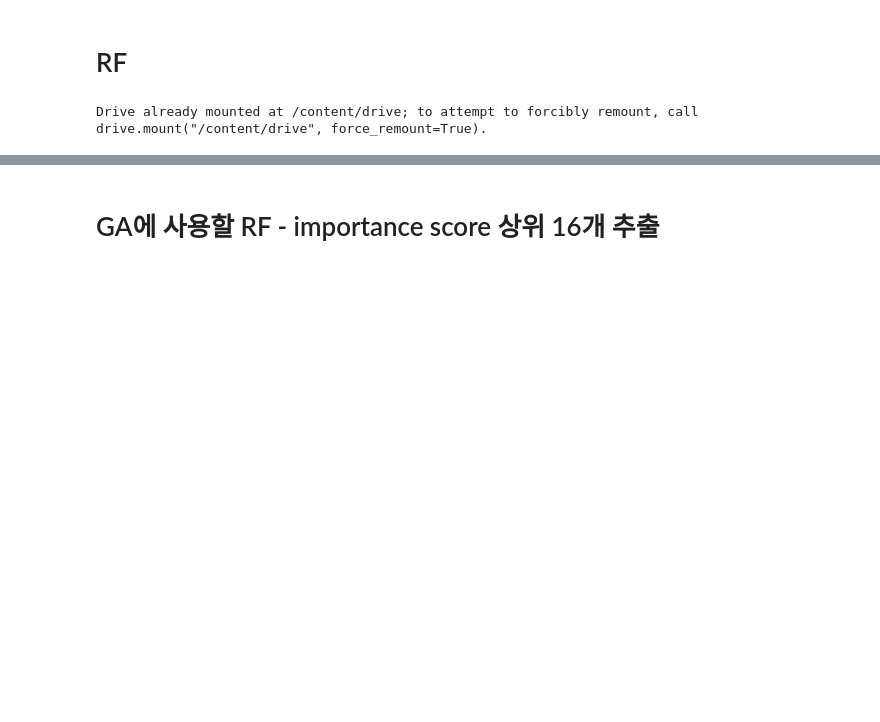
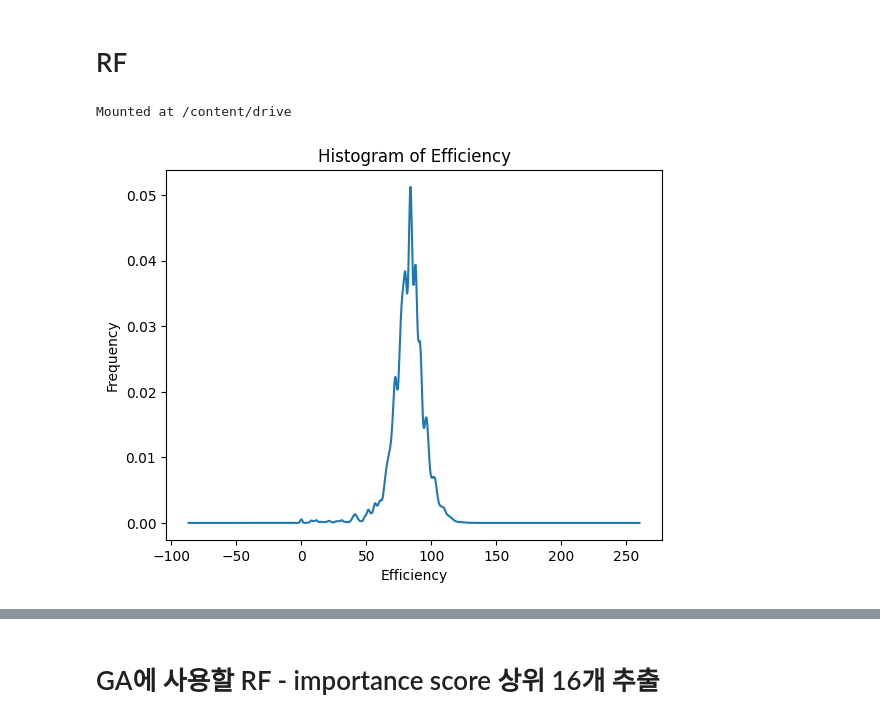
Before and after one commit to qkrjuyeol/boiler-efficiency-checker, a Jupyter notebook: AI/RF_GA_Juyeol.ipynb, the cells around one changed output, grey strips where cells are left out. Saved outputs shown, nothing was run; the diff lists cells and outputs as text; code cells hidden in the pictures; blank space fills up the shorter version.

```diff
--- a/AI/RF_GA_Juyeol.ipynb
+++ b/AI/RF_GA_Juyeol.ipynb
@@ -9,7 +9,7 @@ import pandas as pd
 import numpy as np
 import matplotlib.pyplot as plt
 import seaborn as sns
-from sklearn.preprocessing import StandardScaler, LabelEncoder
+from sklearn.preprocessing import StandardScaler, RobustScaler, PowerTransformer
 from sklearn.impute import SimpleImputer
 
 data_folder = '/content/drive/MyDrive/2months_data'
@@ -45,49 +45,58 @@ combined_data.columns=["Creation date", "load factor", "Set Pressure", "Boiler P
                       "Recirculation External Damper", "Recirculation Damper Input",
                       "Recirculation External Damper Input", "Water Supply Level",
                       "Boiler Temperature", "Exhaust Gas Temperature 1",
                       "Exhaust Gas Temperature 2", "Exhaust Gas Temperature 3",
                       "Exhaust Recirculation Temperature", "Economizer Temperature 1",
                       "Economizer Temperature 2", "Burner Temperature", "Exhaust Gas NOx",
                       "Exhaust Gas O2", "Recirculation O2", "Recirculation NOx",
                       "Water Supply Amount (Cumulative Flow)",
                       "Water Supply Amount (Instantaneous Flow)",
                       "Fuel Amount (Cumulative Flow)", "Fuel Amount (Instantaneous Flow)",
                       "Efficiency (Instantaneous)", "Power Consumption", "Vibration Sensor 1",
                       "Vibration Sensor 2", "Operating Time", "Normal Operation Probability",
                       "Blower Failure Probability", "Air Damper Failure Probability",
                       "Gas Damper Failure Probability", "Probability Update Time",
                       "Instantaneous Steam Amount", "Input-Output Efficiency",
                       "Heat Loss Efficiency", "Efficiency (input/output method-steam)"]
+
+combined_data = combined_data.reset_index()
+combined_data = combined_data.shift(periods=1, axis=1)
+combined_data = combined_data.drop(columns=['index'])
+combined_data = combined_data[combined_data['load factor'] != 0]
+
 combined_data = combined_data.drop(columns=[
     "Creation date","Power Consumption","Vibration Sensor 1","Vibration Sensor 2","Operating Time",
     "Normal Operation Probability","Blower Failure Probability","Air Damper Failure Probability",
     "Gas Damper Failure Probability","Probability Update Time","Instantaneous Steam Amount",
-    "Input-Output Efficiency","Heat Loss Efficiency","Efficiency (input/output method-steam)",
+    "Input-Output Efficiency","Heat Loss Efficiency","Efficiency (Instantaneous)",
     "Exhaust Recirculation Temperature","Burner Temperature"
 ])
 
-scaler = StandardScaler()
 numeric_columns = combined_data.select_dtypes(include=['float64', 'int64']).columns
-combined_data[numeric_columns] = scaler.fit_transform(combined_data[numeric_columns])
+combined_data[numeric_columns] = combined_data[numeric_columns].apply(lambda col: col.fillna(col.mean()))
 
-# Select numerical columns only
-numerical_columns = combined_data.select_dtypes(include=['float64', 'int64']).columns
+# scaler = StandardScaler()
+# combined_data[numeric_columns] = scaler.fit_transform(combined_data[numeric_columns])
 
-# Fill missing values in numerical columns with the mean value
-combined_data[numerical_columns] = combined_data[numerical_columns].apply(lambda col: col.fillna(col.mean()))
+# # Encode categorical variables (if any)
+# label_encoder = LabelEncoder()
+# for column in combined_data.select_dtypes(include=['object']).columns:
+#     combined_data[column] = label_encoder.fit_transform(combined_data[column])
 
-# For categorical columns, fill missing values with the most frequent value
-cat_imputer = SimpleImputer(strategy='most_frequent')
-combined_data[combined_data.select_dtypes(include=['object']).columns] = cat_imputer.fit_transform(combined_data.select_dtypes(include=['object']))
+# combined_data.to_csv('/content/drive/MyDrive/preprocessed_boiler_data.csv', index=False, encoding='utf-8')
 
-# Encode categorical variables (if any)
-label_encoder = LabelEncoder()
-for column in combined_data.select_dtypes(include=['object']).columns:
-    combined_data[column] = label_encoder.fit_transform(combined_data[column])
 
-combined_data.to_csv('/content/drive/MyDrive/preprocessed_boiler_data.csv', index=False, encoding='utf-8')
+import matplotlib.pyplot as plt
+
+# 히스토그램
+combined_data['Efficiency (input/output method-steam)'].plot(kind='density')
+plt.xlabel('Efficiency')
+plt.ylabel('Frequency')
+plt.title('Histogram of Efficiency')
+plt.show()
 # %% [output]
-Drive already mounted at /content/drive; to attempt to forcibly remount, call drive.mount("/content/drive", force_remount=True).
+Mounted at /content/drive
+[figure, added]
 # %%
 combined_data.head()
 # %% [output]
```
Also changed, not shown: parts of 14 cells of this notebook.
